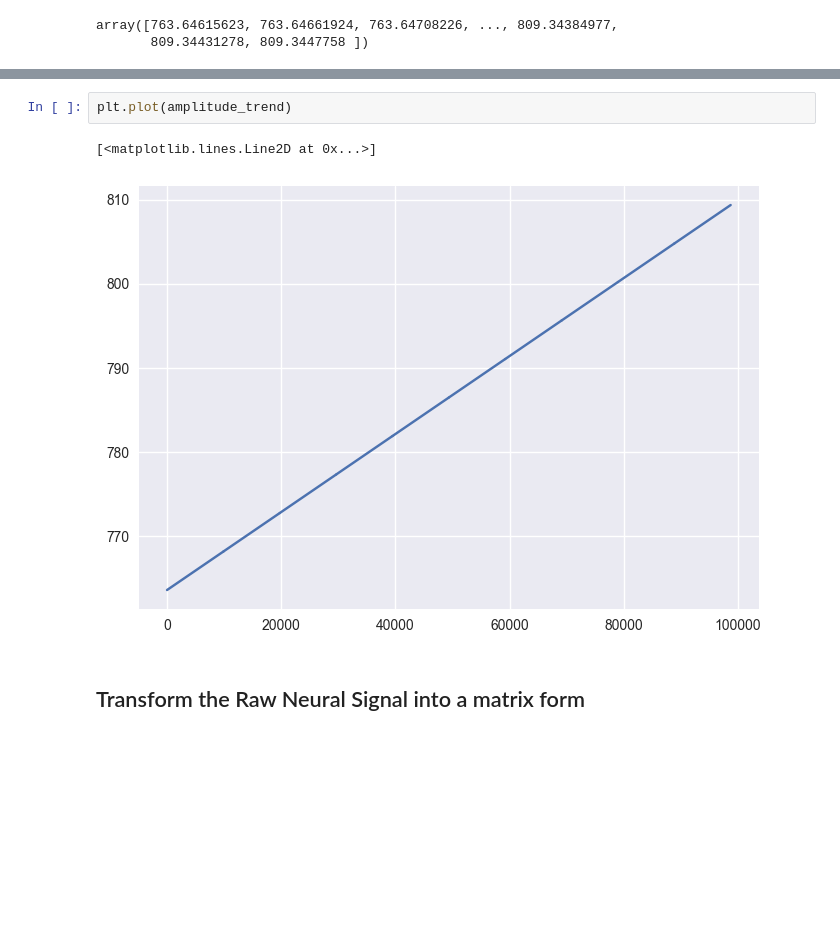
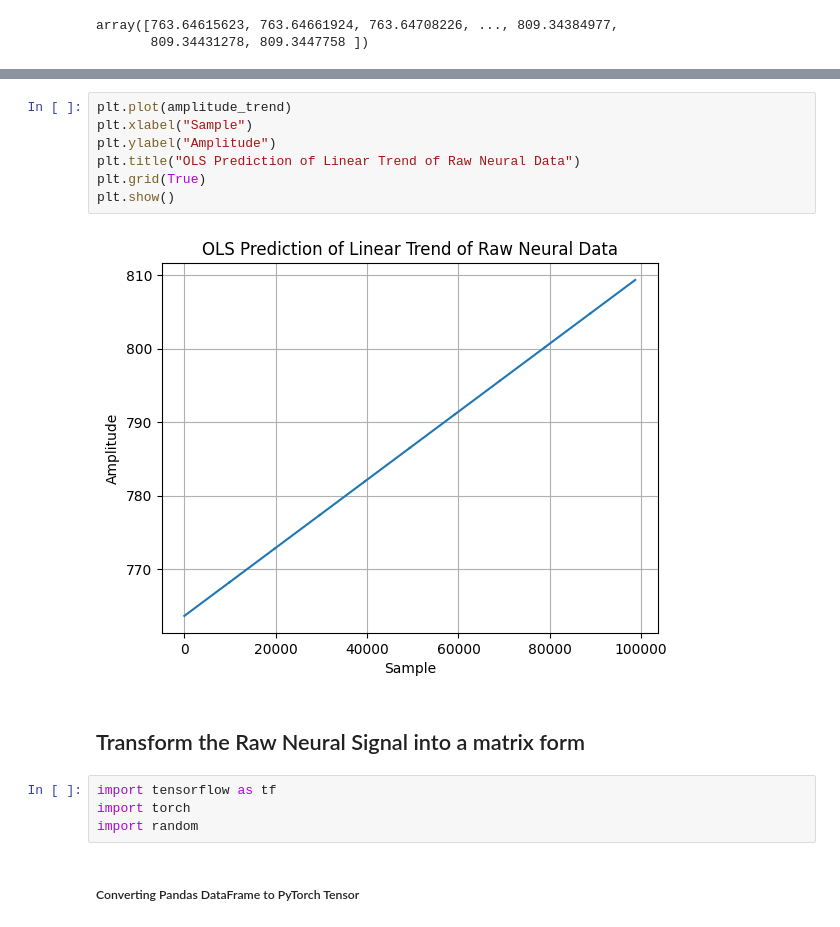
Before and after one commit to efwoods/Neuralink-Compression-Challenge, a Jupyter notebook: analysis/tutorials/learning_time_series_with_interventions.ipynb, the cells around one changed output, grey strips where cells are left out. Cells and saved outputs as stored; diff of their text form; blank space fills up the shorter version.

```diff
--- a/analysis/tutorials/learning_time_series_with_interventions.ipynb
+++ b/analysis/tutorials/learning_time_series_with_interventions.ipynb
@@ -119,7 +127,17 @@ plt.show()
-# %%
-plt.plot(amplitude_trend)
-# %% [output]
-[<matplotlib.lines.Line2D at 0x...>]
-[figure, removed]
+# %%
+plt.plot(amplitude_trend)
+plt.xlabel("Sample")
+plt.ylabel("Amplitude")
+plt.title("OLS Prediction of Linear Trend of Raw Neural Data")
+plt.grid(True)
+plt.show()
+# %% [output]
+[figure, added]
 # %% [markdown]
 ## Transform the Raw Neural Signal into a matrix form
+# %%
+import tensorflow as tf
+import torch
+import random
+# %% [markdown]
+##### Converting Pandas DataFrame to PyTorch Tensor
```
Also changed, not shown: parts of 22 cells of this notebook.
